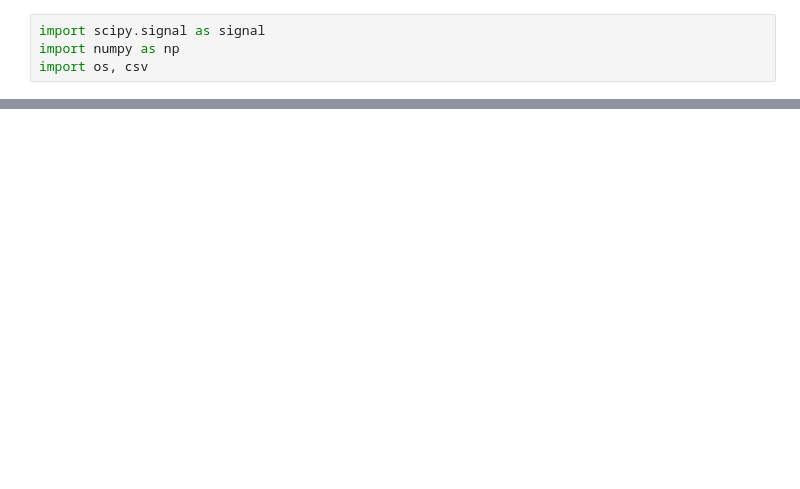
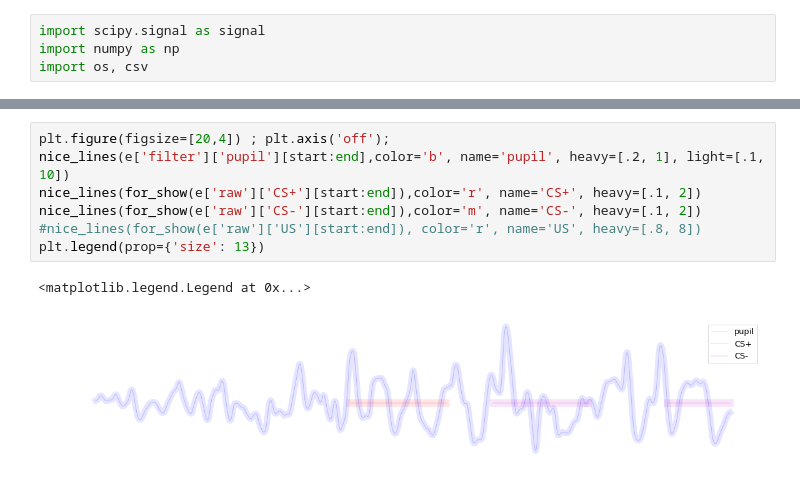
Before and after one commit to tzler/social_structure_learning, a Jupyter notebook: analysis/gaze/pupil_functions.ipynb, the cells around one changed output, grey strips where cells are left out. Saved outputs shown, nothing was run; the diff lists cells and outputs as text; blank space fills up the shorter version.

```diff
--- a/analysis/gaze/pupil_functions.ipynb
+++ b/analysis/gaze/pupil_functions.ipynb
@@ -551,0 +404,10 @@ plt.title('final pupil timecourse')
+# %%
+plt.figure(figsize=[20,4]) ; plt.axis('off');
+nice_lines(e['filter']['pupil'][start:end],color='b', name='pupil', heavy=[.2, 1], light=[.1, 10])
+nice_lines(for_show(e['raw']['CS+'][start:end]),color='r', name='CS+', heavy=[.1, 2])
+nice_lines(for_show(e['raw']['CS-'][start:end]),color='m', name='CS-', heavy=[.1, 2])
+#nice_lines(for_show(e['raw']['US'][start:end]), color='r', name='US', heavy=[.8, 8])
+plt.legend(prop={'size': 13})
+# %% [output]
+<matplotlib.legend.Legend at 0x...>
+[figure, added]
```
Also changed, not shown: parts of 20 cells of this notebook.
